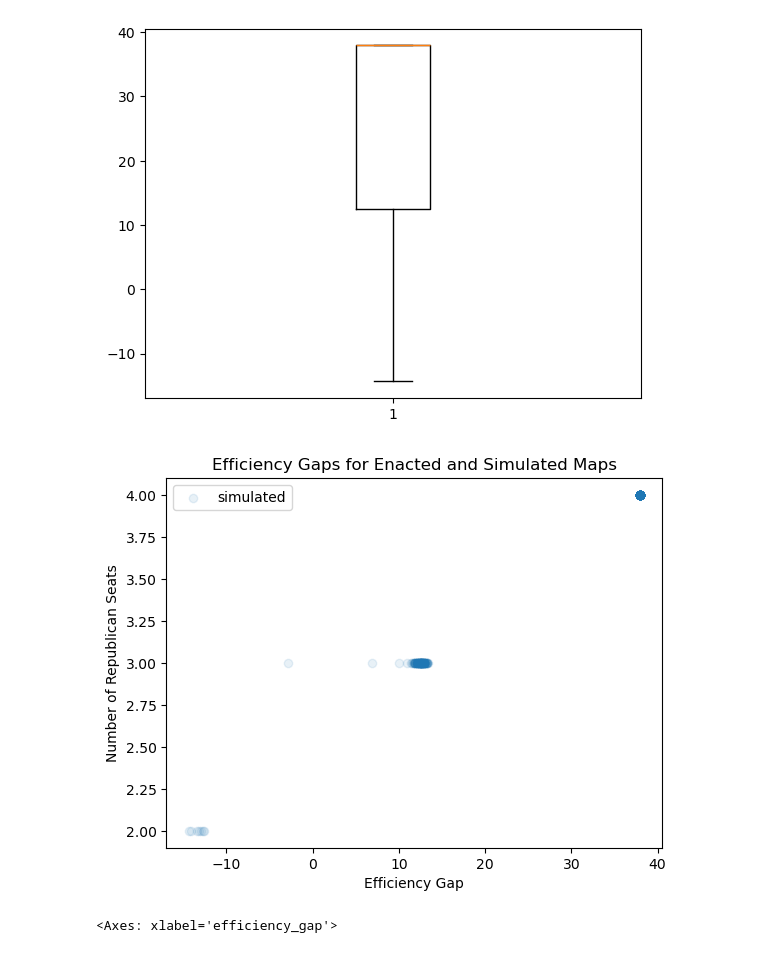
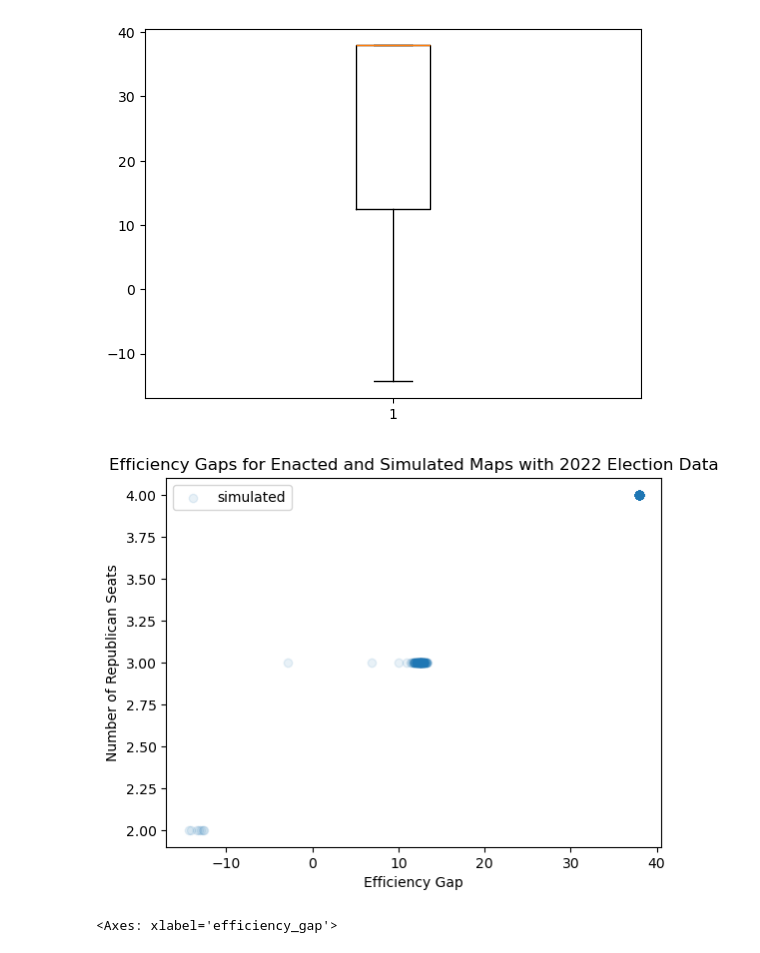
Before and after one commit to stefaniegwangphd/ia-redistricting, a Jupyter notebook: election_analysis.ipynb, the cells around one changed output. Saved outputs shown, nothing was run; the diff lists cells and outputs as text; code cells hidden in the pictures.

```diff
--- a/election_analysis.ipynb
+++ b/election_analysis.ipynb
@@ -263,14 +263,14 @@ plt.show()
 # %%
 plt.scatter(seat_share_df['efficiency_gap'], seat_share_df['rep_seats'], alpha=.1, zorder=1, label='simulated')
 # plt.scatter(x, y, zorder=2, label='enacted map')
 # plt.scatter(a, b, zorder=3, label='alternate map')
 plt.xlabel('Efficiency Gap')
 plt.ylabel('Number of Republican Seats')
-plt.title('Efficiency Gaps for Enacted and Simulated Maps')
+plt.title('Efficiency Gaps for Enacted and Simulated Maps with 2022 Election Data')
 plt.legend(loc='upper left')
 plt.show()
 # %% [output]
-[figure, old version]
+[figure, new version]
 # %%
 # boxplot separated by Republican seat share
 # Need to label axes and add title
```
Also changed, not shown: parts of 6 cells of this notebook, 1 other file.
